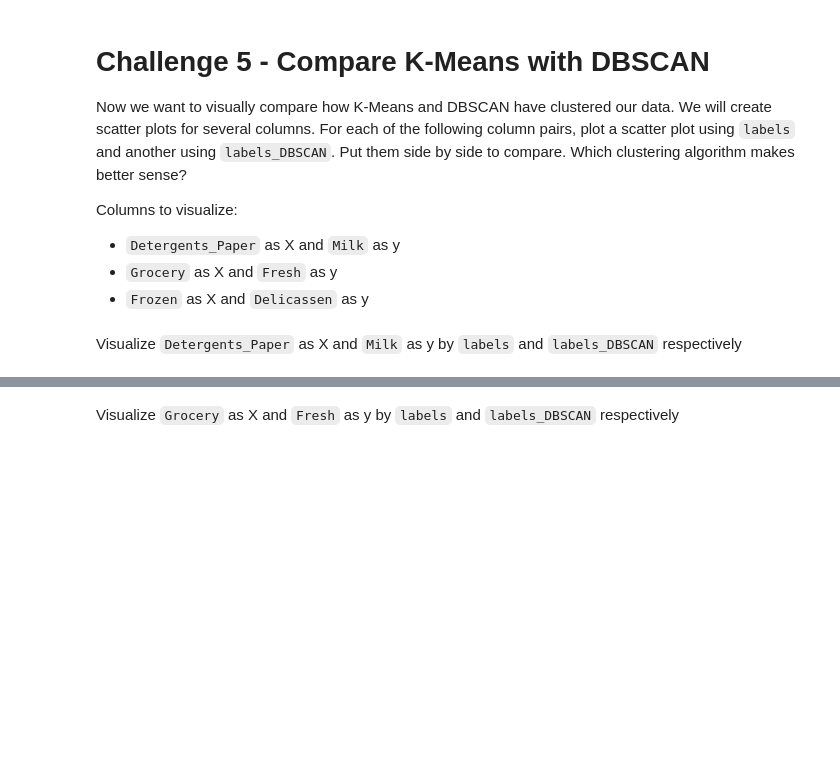
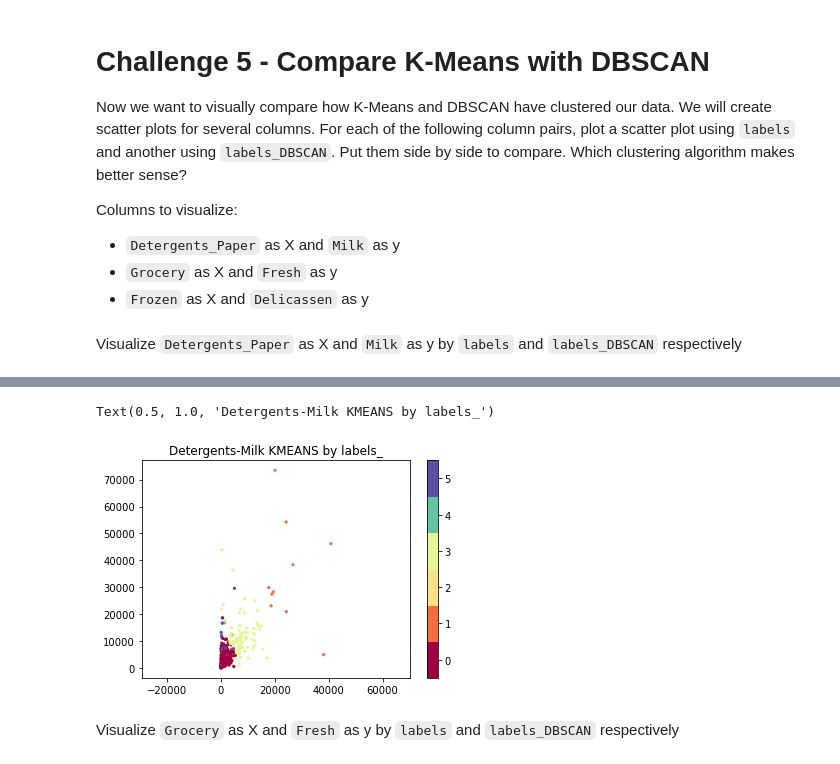
Before and after one commit to ta-data-mad/dataptmad0420, a Jupyter notebook: module-3/unsupervised-learning/your-code/main.ipynb, the cells around one changed output, grey strips where cells are left out. Saved outputs shown, nothing was run; the diff lists cells and outputs as text; code cells hidden in the pictures; blank space fills up the shorter version.

```diff
--- a/module-3/unsupervised-learning/your-code/main.ipynb
+++ b/module-3/unsupervised-learning/your-code/main.ipynb
@@ -303,2 +344,10 @@ Visualize `Detergents_Paper` as X and `Milk` as y by `labels` and `labels_DBSCAN
+# %%
+plt.scatter(customer.Detergents_Paper, customer.Milk, c=kmeans.labels_, cmap='Spectral', s=5)
+plt.gca().set_aspect('equal', 'datalim')
+plt.colorbar(boundaries=np.arange(len(np.unique(kmeans.labels_)) + 1) - 0.5).set_ticks(np.arange(len(np.unique(kmeans.labels_))))
+plt.title('Detergents-Milk KMEANS by labels_')
+# %% [output]
+Text(0.5, 1.0, 'Detergents-Milk KMEANS by labels_')
+[figure, added]
 # %% [markdown]
 Visualize `Grocery` as X and `Fresh` as y by `labels` and `labels_DBSCAN` respectively
```
Also changed, not shown: parts of 17 cells of this notebook.
